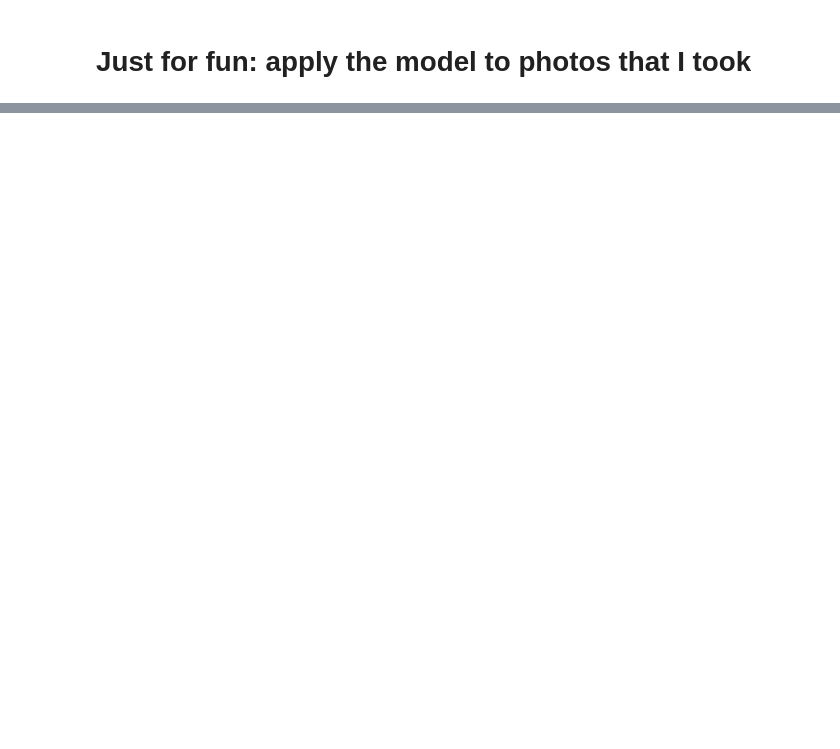
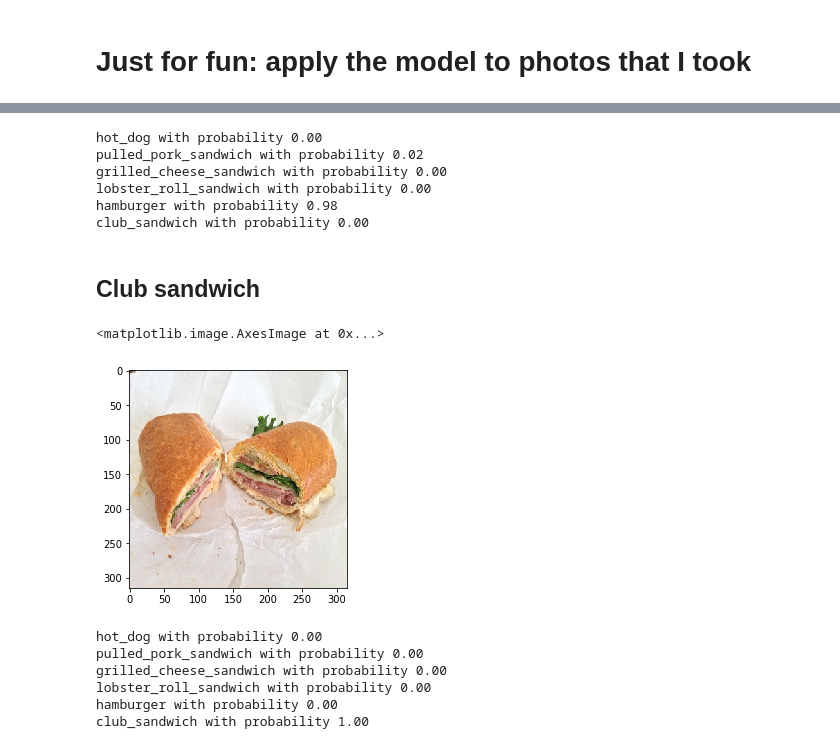
Before and after one commit to yihanw91/sandwich-classification, a Jupyter notebook: final_test_prediction.ipynb, the cells around one changed output, grey strips where cells are left out. Drawn from its saved outputs; the diff is of its cells as text; code cells hidden in the pictures; blank space fills up the shorter version.

```diff
--- a/final_test_prediction.ipynb
+++ b/final_test_prediction.ipynb
@@ -219,0 +301,29 @@ accuracy_score(y_true=ys_aug, y_pred=preds_aug)
+# %%
+for i, p, in enumerate(probs[1]):
+    print(f"{ind2label[i]} with probability {p:.2f}")
+# %% [output]
+hot_dog with probability 0.00
+pulled_pork_sandwich with probability 0.02
+grilled_cheese_sandwich with probability 0.00
+lobster_roll_sandwich with probability 0.00
+hamburger with probability 0.98
+club_sandwich with probability 0.00
+# %% [markdown]
+## Club sandwich
+# %%
+club_sandwich_img = read_image(PATH/"photos-315/club_sandwich/club_sandwich.jpg")
+# %%
+plt.imshow(club_sandwich_img)
+# %% [output]
+<matplotlib.image.AxesImage at 0x...>
+[figure, added]
+# %%
+for i, p, in enumerate(probs[2]):
+    print(f"{ind2label[i]} with probability {p:.2f}")
+# %% [output]
+hot_dog with probability 0.00
+pulled_pork_sandwich with probability 0.00
+grilled_cheese_sandwich with probability 0.00
+lobster_roll_sandwich with probability 0.00
+hamburger with probability 0.00
+club_sandwich with probability 1.00
```
Also changed, not shown: parts of 37 cells of this notebook, 5 other files.
